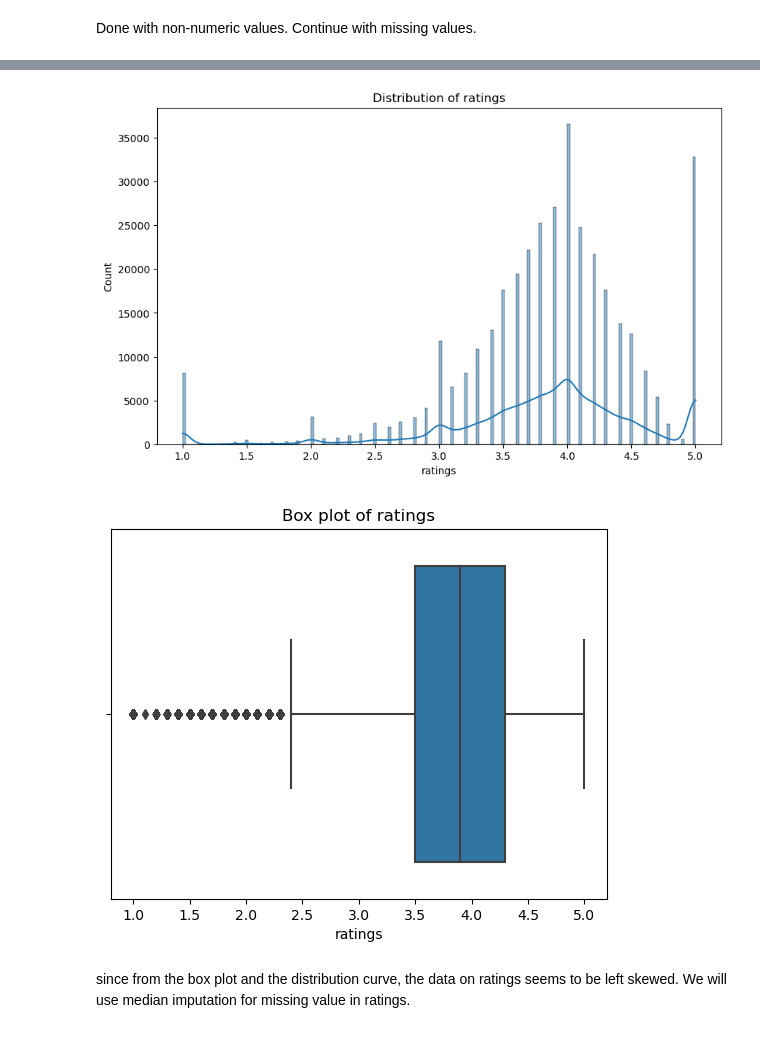
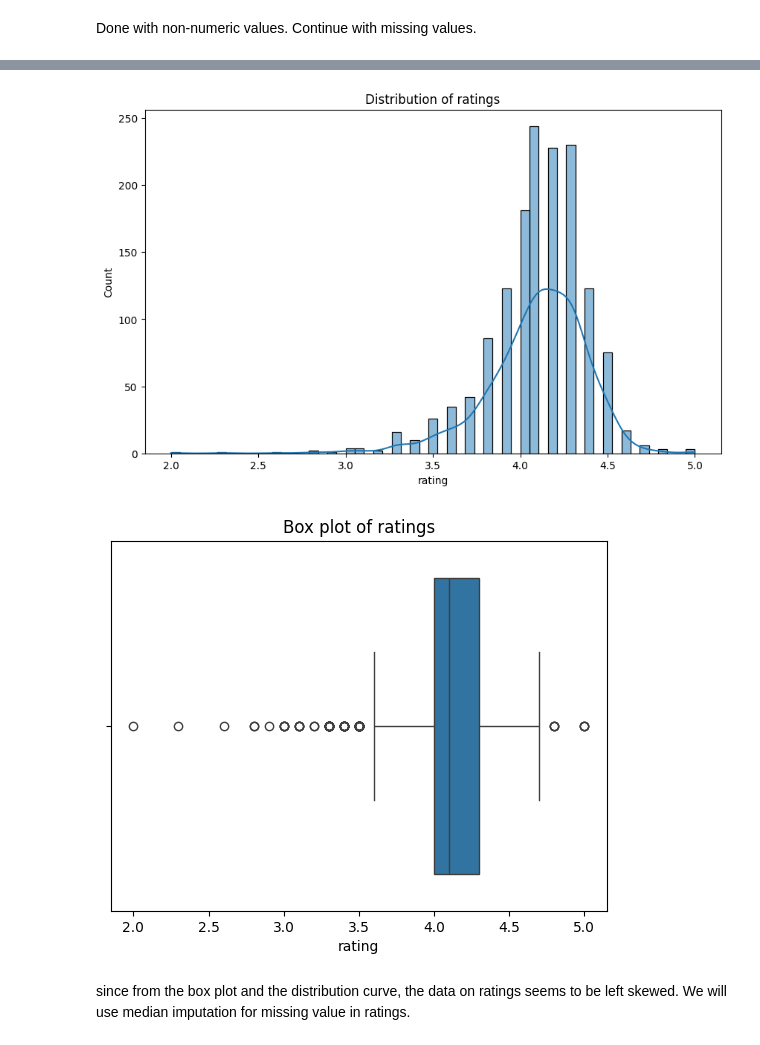
Before and after one commit to HSanny/ecomm_recommender, a Jupyter notebook: recommender.ipynb, the cells around one changed output, grey strips where cells are left out. Cells and saved outputs as stored; diff of their text form; code cells hidden in the pictures.

```diff
--- a/recommender.ipynb
+++ b/recommender.ipynb
@@ -1,7 +1,7 @@
 # %%
 import pandas as pd
 
-data = pd.read_csv('Amazon-Products.csv')
+data = pd.read_csv('amazon.csv')
 
 data.head()
 # %% [output]
@@ -255,22 +271,22 @@ dtype: float64
 # %%
 import matplotlib.pyplot as plt
 import seaborn as sns
 
 # it can take time to plot multiple graph, start with ratings
 
 # visualization for ratings
 
 plt.figure(figsize = (10,6))
-sns.histplot(data['ratings'], kde = True)
+sns.histplot(data['rating'], kde = True)
 plt.title(f'Distribution of ratings')
 plt.show()
 
-sns.boxplot(x=data['ratings'])
+sns.boxplot(x=data['rating'])
 plt.title(f'Box plot of ratings')
 plt.show()
 # %% [output]
-[figure, old version]
+[figure, new version]
-[figure, old version]
+[figure, new version]
 # %% [markdown]
 since from the box plot and the distribution curve, the data on ratings seems to be left skewed. We will use median imputation for missing value in ratings.
 # %%
```
Also changed, not shown: parts of 28 cells of this notebook.
